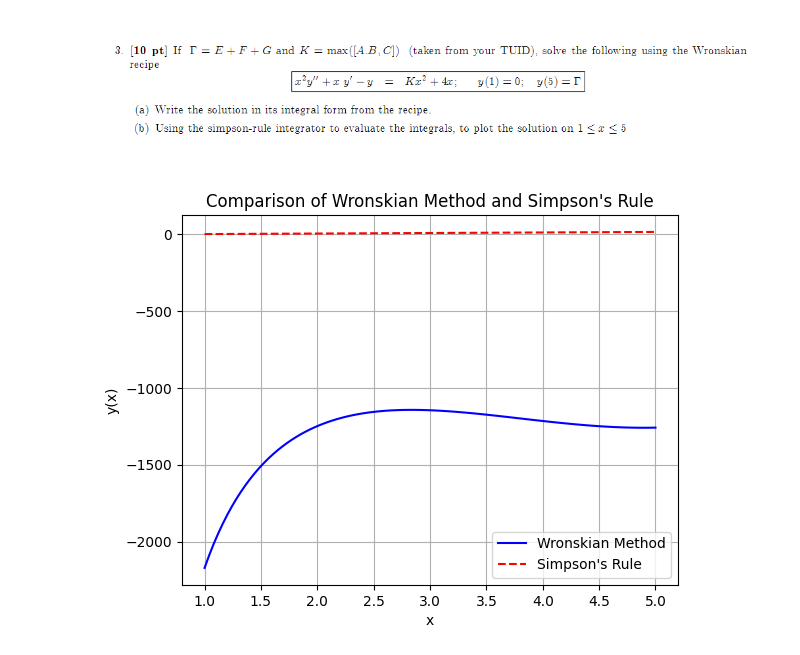
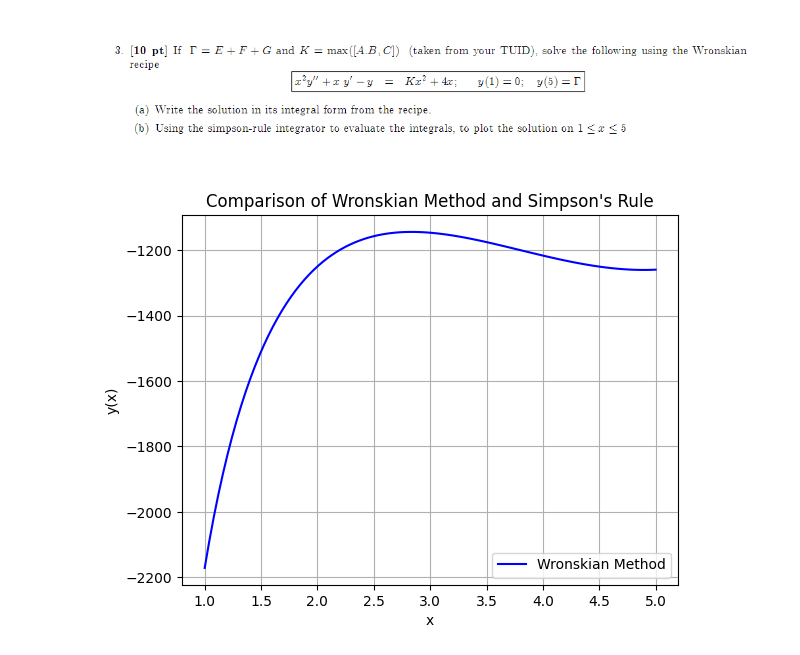
Before and after one commit to aqsnyder/eng_math, a Jupyter notebook: ps_1/problem_3.ipynb, the cells around one changed output. Cells and saved outputs as stored; diff of their text form; code cells hidden in the pictures.

```diff
--- a/ps_1/problem_3.ipynb
+++ b/ps_1/problem_3.ipynb
@@ -35,49 +37,31 @@ def wronskian_method(x_values):
     # Calculate yp using variation of parameters
     f = 9*x_values**2 + 4*x_values
     u1_prime = -y2 * f / W
     u2_prime = y1 * f / W
 
     u1 = np.cumsum(u1_prime) * (x_values[1] - x_values[0])
     u2 = np.cumsum(u2_prime) * (x_values[1] - x_values[0])
 
     yp = u1 * y1 + u2 * y2
 
     # Solve for c1 and c2 using boundary conditions
     # This will be an approximation based on the boundary conditions provided
     c1 = (14 - yp[-1] - y2[-1]*u2[-1]) / y1[-1]
     c2 = (14 - yp[-1] - y1[-1]*u1[-1]) / y2[-1]
 
     y = c1*y1 + c2*y2 + yp
     return y
 
-# Simpsons rule integrator
-def simpsons_rule(x_values):
-    y0 = 0
-    Y = [y0]
-    z0 = (14-y0)/(x_values[-1]-x_values[0])
-
-    for i in range(1, len(x_values)):
-        x = x_values[i]
-        h = x_values[i] - x_values[i-1]
-        k1 = h * system([Y[-1], z0], x_values[i-1])[0]
-        k2 = h * system([Y[-1]+k1/2, z0], x_values[i-1]+h/2)[0]
-        k3 = h * system([Y[-1]+k2/2, z0], x_values[i-1]+h/2)[0]
-        k4 = h * system([Y[-1]+k3, z0], x_values[i])[0]
-        Y.append(Y[-1] + (k1 + 2*k2 + 2*k3 + k4)/6)
-    return Y
-
 # Main program
 x_values = np.linspace(1, 5, 100)
 y_wronskian = wronskian_method(x_values)
-y_simpsons = simpsons_rule(x_values)
 
 plt.plot(x_values, y_wronskian, label="Wronskian Method", color="blue")
-plt.plot(x_values, y_simpsons, label="Simpson's Rule", linestyle='--', color="red")
 plt.legend()
 plt.xlabel("x")
 plt.ylabel("y(x)")
 plt.title("Comparison of Wronskian Method and Simpson's Rule")
 plt.grid(True)
 plt.show()
 # %% [output]
-[figure, old version]
+[figure, new version]
```
Also changed, not shown: parts of 1 cell of this notebook, 2 other files.
